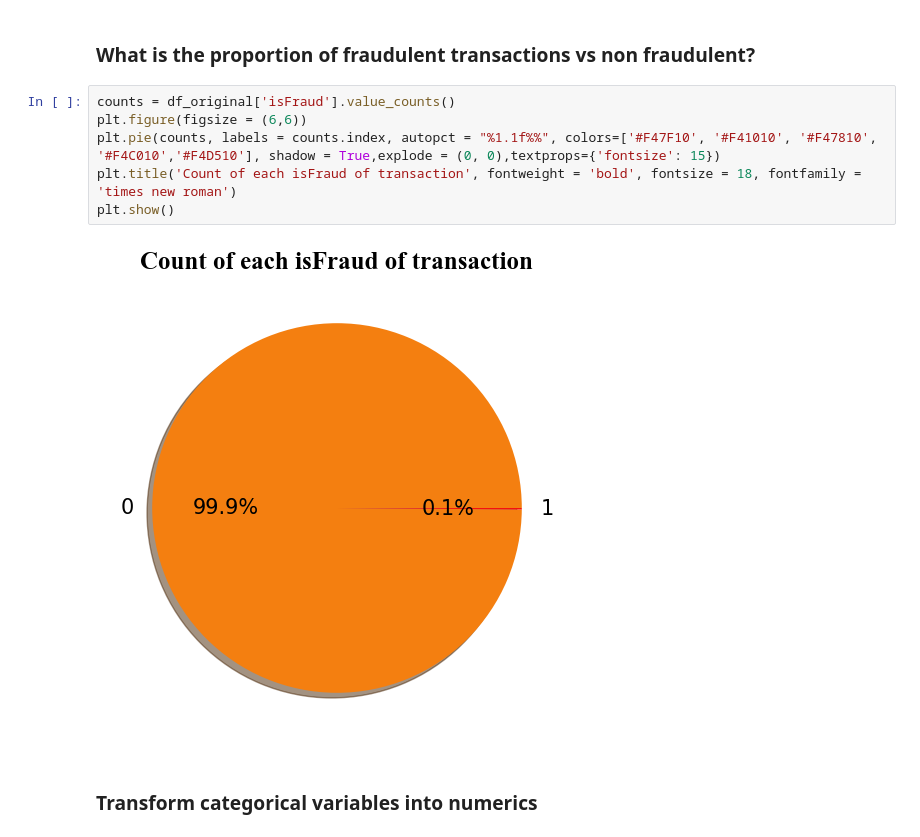
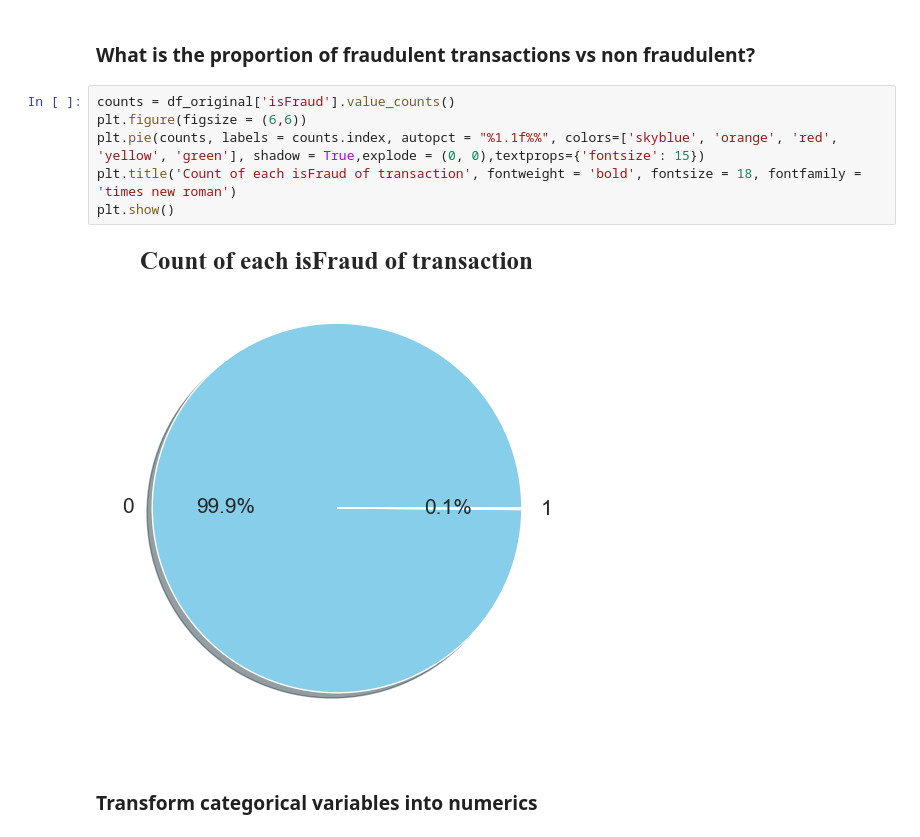
Before and after one commit to luisorellana777/financial_fraud_anomaly_detection, a Jupyter notebook: Anomaly Detection.ipynb, the cells around one changed output. Cells and saved outputs as stored; diff of their text form.

```diff
--- a/Anomaly Detection.ipynb
+++ b/Anomaly Detection.ipynb
@@ -44,11 +44,11 @@ Index(['step', 'type', 'amount', 'nameOrig', 'oldbalanceOrg', 'newbalanceOrig',
 # %%
 counts = df_original['isFraud'].value_counts()
 plt.figure(figsize = (6,6))
-plt.pie(counts, labels = counts.index, autopct = "%1.1f%%", colors=['#F47F10', '#F41010', '#F47810', '#F4C010','#F4D510'], shadow = True,explode = (0, 0),textprops={'fontsize': 15})
+plt.pie(counts, labels = counts.index, autopct = "%1.1f%%", colors=['skyblue', 'orange', 'red', 'yellow', 'green'], shadow = True,explode = (0, 0),textprops={'fontsize': 15})
 plt.title('Count of each isFraud of transaction', fontweight = 'bold', fontsize = 18, fontfamily = 'times new roman')
 plt.show()
 # %% [output]
-[figure, old version]
+[figure, new version]
 # %% [markdown]
 ### Transform categorical variables into numerics
 # %%
```
Also changed, not shown: parts of 6 cells of this notebook, 2 other files.
